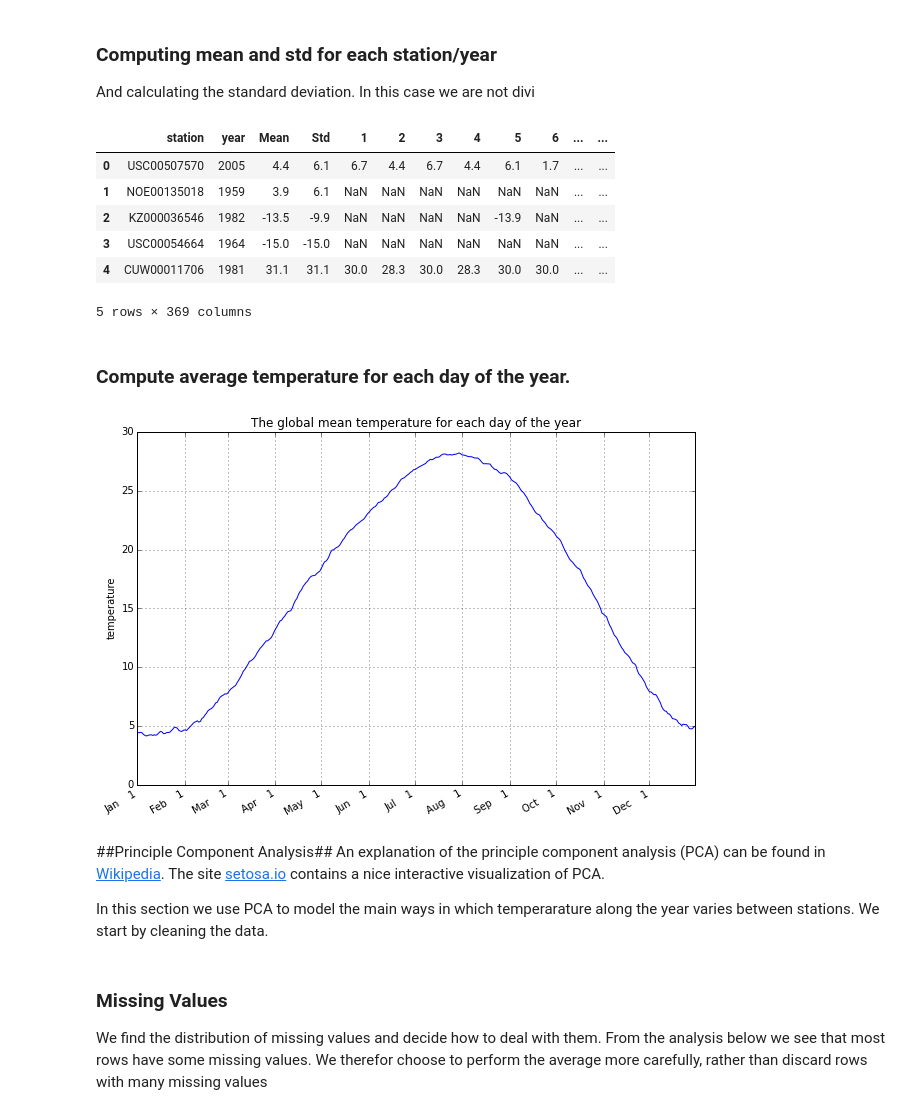
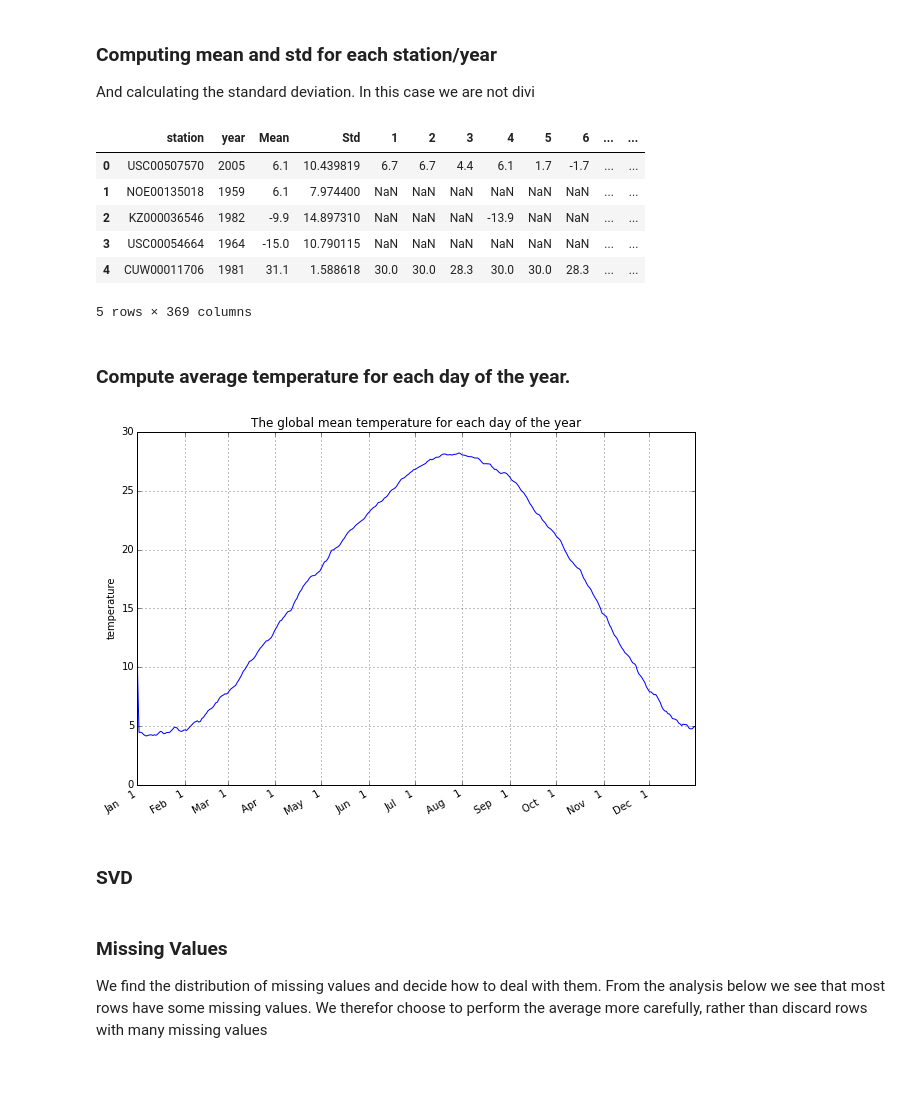
Before and after one commit to phesami/phesami, a Jupyter notebook: DSE200/day_3_models_and_learning/02_Weather Analysis.ipynb, the cells around one changed output. Saved outputs shown, nothing was run; the diff lists cells and outputs as text; code cells hidden in the pictures; blank space fills up the shorter version.

```diff
--- a/DSE200/day_3_models_and_learning/02_Weather Analysis.ipynb
+++ b/DSE200/day_3_models_and_learning/02_Weather Analysis.ipynb
@@ -73,13 +60,13 @@ NOE00135018,TMAX,1959,,,,,,,,,,,,,,,,,,,,,,,,,,,,,,,,,,,,,,,,,,,,,,,,,,,,,,,,,,,
 * Show the first few lines of DDout
 # %%
 header=['station','measurement','year']+range(1,366)
-#D=pandas.DataFrame(columns=header)
+# D=pandas.DataFrame(columns=header)
 Data = pd.read_csv('SAMPLE_TMAX.csv',header=None,names=header)
-G=Data.ix[:,3:]
-G[G<-400]=np.nan   #remove outliers
-G[G>500]=np.nan
-G=G/10   # temp / 10 is the temp in celsius
-Data.ix[:,3:]=G
+G=Data.ix[:,3:368]
+G[G<-400]=nan
+G[G>500]=nan
+G=G/10
+Data.ix[:,3:368]=G
 G=G.transpose()
 Data.head()
 # %% [output]
@@ -141,7 +128,7 @@ And calculating the standard deviation. In this case we are not divi
 # a simple scale function to normalize the data-frame row-by-row
 from numpy import mean, std
 def scale_temps(Din):
-    matrix=Din.iloc[:,3:]
+    matrix=Din.iloc[:,3:368]
     Dout=Din.loc[:,['station','year']+range(1,366)]
     Mean=mean(matrix, axis=1).values
     Dout['Mean']=Mean
@@ -150,7 +137,7 @@ def scale_temps(Din):
     # Decided not to normalize each year to have mean zero and std 1
     # tmp = pd.DataFrame((matrix.values - Mean[:,np.newaxis])/Std[:,newaxis],columns=range(1,366))
     # print tmp.head()
-    Dout.loc[:,4:]=matrix.values
+    Dout.loc[:,3:368]=matrix.values
     return Dout
 Dout=scale_temps(Data)
 #reorder the columns
@@ -158,26 +145,21 @@ Dout=Dout[['station','year','Mean','Std']+range(1,366)]
 Dout.head()
 # %% [output]
 |  | station | year | Mean | Std | 1 | 2 | 3 | 4 | 5 | 6 | ... | ... |
-| 0 | USC00507570 | 2005 | 4.4 | 6.1 | 6.7 | 4.4 | 6.7 | 4.4 | 6.1 | 1.7 | ... | ... |
-| 1 | NOE00135018 | 1959 | 3.9 | 6.1 | NaN | NaN | NaN | NaN | NaN | NaN | ... | ... |
-| 2 | KZ000036546 | 1982 | -13.5 | -9.9 | NaN | NaN | NaN | NaN | -13.9 | NaN | ... | ... |
-| 3 | USC00054664 | 1964 | -15.0 | -15.0 | NaN | NaN | NaN | NaN | NaN | NaN | ... | ... |
-| 4 | CUW00011706 | 1981 | 31.1 | 31.1 | 30.0 | 28.3 | 30.0 | 28.3 | 30.0 | 30.0 | ... | ... |
+| 0 | USC00507570 | 2005 | 6.1 | 10.439819 | 6.7 | 6.7 | 4.4 | 6.1 | 1.7 | -1.7 | ... | ... |
+| 1 | NOE00135018 | 1959 | 6.1 | 7.974400 | NaN | NaN | NaN | NaN | NaN | NaN | ... | ... |
+| 2 | KZ000036546 | 1982 | -9.9 | 14.897310 | NaN | NaN | NaN | -13.9 | NaN | NaN | ... | ... |
+| 3 | USC00054664 | 1964 | -15.0 | 10.790115 | NaN | NaN | NaN | NaN | NaN | NaN | ... | ... |
+| 4 | CUW00011706 | 1981 | 31.1 | 1.588618 | 30.0 | 30.0 | 28.3 | 30.0 | 30.0 | 28.3 | ... | ... |
 5 rows × 369 columns
 # %% [markdown]
 ### Compute average temperature for each day of the year. ###
 # %%
-Mean=mean(Dout.ix[:,4:], axis=0)
+Mean=mean(Dout.ix[:,3:368], axis=0)
 YearlyPlots(Mean,ttl='The global mean temperature for each day of the year')
 # %% [output]
-[figure, old version]
+[figure, new version]
-# %% [markdown]
-##Principle Component Analysis##
-An explanation of the principle component analysis (PCA) can be found
-in [Wikipedia](https://en.wikipedia.org/wiki/Principal_component_analysis).
-The site [setosa.io](http://setosa.io/ev/principal-component-analysis/) contains a nice interactive visualization of PCA.
-
-In this section we use PCA to model the main ways in which temperarature along the year varies between stations.   We start by cleaning the data.
+# %% [markdown]
+### SVD ###
 # %% [markdown]
 ### Missing Values ###
 We find the distribution of missing values and decide how to deal with them. From the analysis below we see that most rows have some
```
Also changed, not shown: parts of 39 cells of this notebook, 10 other files.
